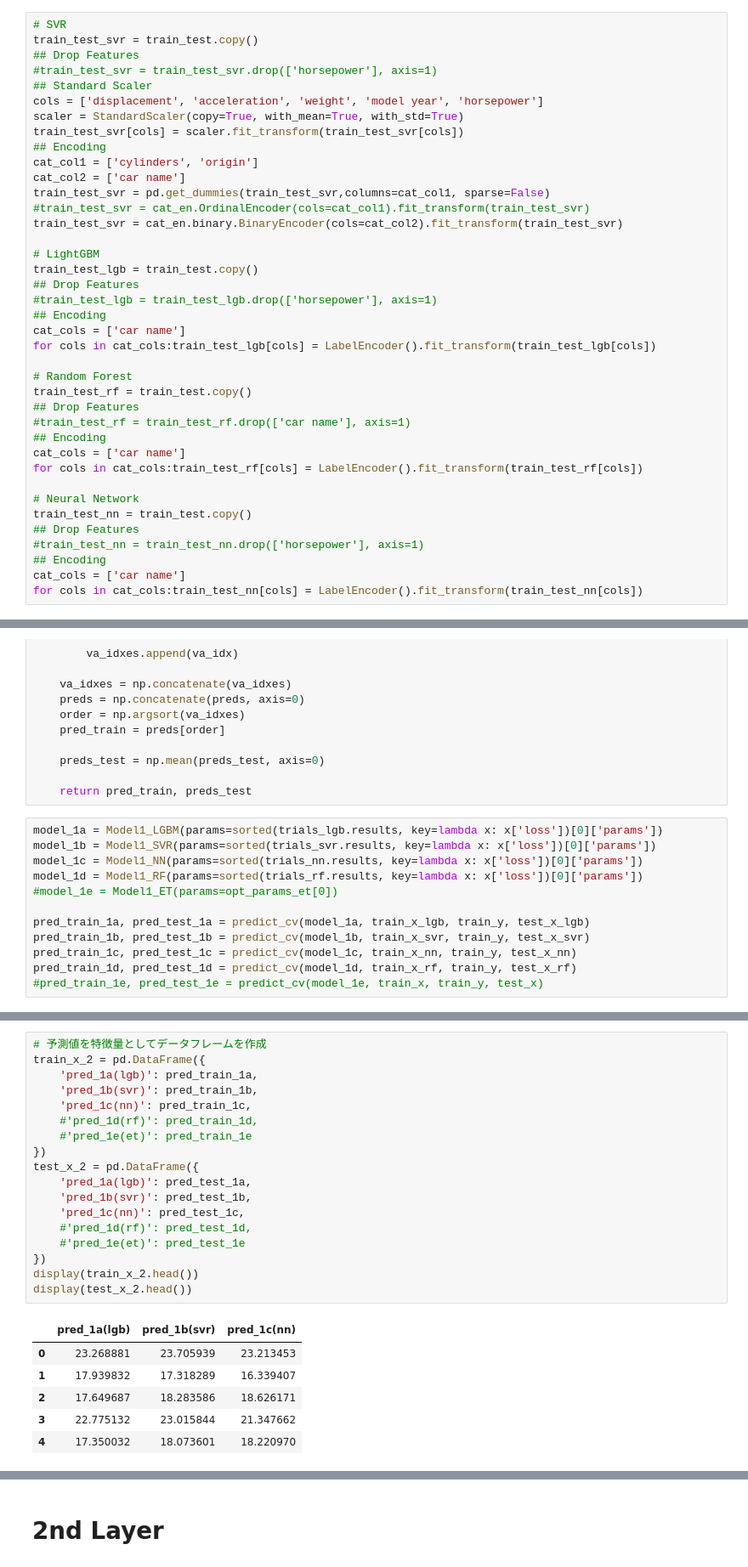
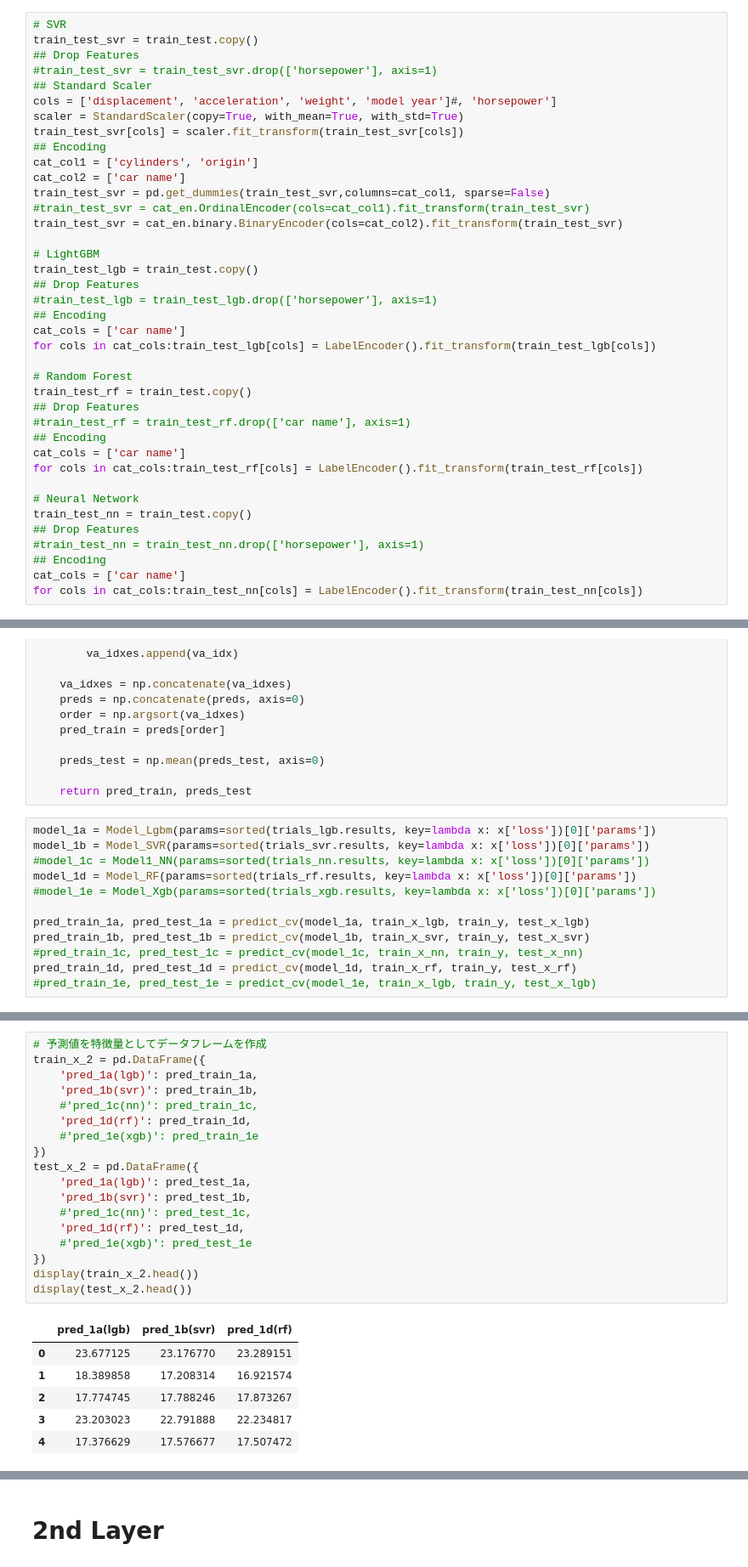
Before and after one commit to YusukeAmg/SIGNATE_4th_BeginnerOnlyCompetition, a Jupyter notebook: notebook/Stacking.ipynb, the cells around one changed output, grey strips where cells are left out. Shown at 85% size. Drawn from its saved outputs; the diff is of its cells as text.

```diff
--- a/notebook/Stacking.ipynb
+++ b/notebook/Stacking.ipynb
@@ -102,7 +99,7 @@ train_test_svr = train_test.copy()
 ## Drop Features
 #train_test_svr = train_test_svr.drop(['horsepower'], axis=1)
 ## Standard Scaler
-cols = ['displacement', 'acceleration', 'weight', 'model year', 'horsepower']
+cols = ['displacement', 'acceleration', 'weight', 'model year']#, 'horsepower']
 scaler = StandardScaler(copy=True, with_mean=True, with_std=True)
 train_test_svr[cols] = scaler.fit_transform(train_test_svr[cols])
 ## Encoding
@@ -620,17 +633,17 @@ def predict_cv(model, train_x, train_y, test_x):
 
     return pred_train, preds_test
 # %%
-model_1a = Model1_LGBM(params=sorted(trials_lgb.results, key=lambda x: x['loss'])[0]['params'])
-model_1b = Model1_SVR(params=sorted(trials_svr.results, key=lambda x: x['loss'])[0]['params'])
-model_1c = Model1_NN(params=sorted(trials_nn.results, key=lambda x: x['loss'])[0]['params'])
-model_1d = Model1_RF(params=sorted(trials_rf.results, key=lambda x: x['loss'])[0]['params'])
-#model_1e = Model1_ET(params=opt_params_et[0])
+model_1a = Model_Lgbm(params=sorted(trials_lgb.results, key=lambda x: x['loss'])[0]['params'])
+model_1b = Model_SVR(params=sorted(trials_svr.results, key=lambda x: x['loss'])[0]['params'])
+#model_1c = Model1_NN(params=sorted(trials_nn.results, key=lambda x: x['loss'])[0]['params'])
+model_1d = Model_RF(params=sorted(trials_rf.results, key=lambda x: x['loss'])[0]['params'])
+#model_1e = Model_Xgb(params=sorted(trials_xgb.results, key=lambda x: x['loss'])[0]['params'])
 
 pred_train_1a, pred_test_1a = predict_cv(model_1a, train_x_lgb, train_y, test_x_lgb)
 pred_train_1b, pred_test_1b = predict_cv(model_1b, train_x_svr, train_y, test_x_svr)
-pred_train_1c, pred_test_1c = predict_cv(model_1c, train_x_nn, train_y, test_x_nn)
+#pred_train_1c, pred_test_1c = predict_cv(model_1c, train_x_nn, train_y, test_x_nn)
 pred_train_1d, pred_test_1d = predict_cv(model_1d, train_x_rf, train_y, test_x_rf)
-#pred_train_1e, pred_test_1e = predict_cv(model_1e, train_x, train_y, test_x)
+#pred_train_1e, pred_test_1e = predict_cv(model_1e, train_x_lgb, train_y, test_x_lgb)
 # %%
 score_1a = RMSE(train_y, pred_train_1a)
 score_1b = RMSE(train_y, pred_train_1b)
@@ -650,25 +662,25 @@ model_1d(rf) score: 2.9171
 # %%
 # 予測値を特徴量としてデータフレームを作成
 train_x_2 = pd.DataFrame({
     'pred_1a(lgb)': pred_train_1a,
     'pred_1b(svr)': pred_train_1b,
-    'pred_1c(nn)': pred_train_1c,
-    #'pred_1d(rf)': pred_train_1d,
-    #'pred_1e(et)': pred_train_1e
+    #'pred_1c(nn)': pred_train_1c,
+    'pred_1d(rf)': pred_train_1d,
+    #'pred_1e(xgb)': pred_train_1e
 })
 test_x_2 = pd.DataFrame({
     'pred_1a(lgb)': pred_test_1a,
     'pred_1b(svr)': pred_test_1b,
-    'pred_1c(nn)': pred_test_1c,
-    #'pred_1d(rf)': pred_test_1d,
-    #'pred_1e(et)': pred_test_1e
+    #'pred_1c(nn)': pred_test_1c,
+    'pred_1d(rf)': pred_test_1d,
+    #'pred_1e(xgb)': pred_test_1e
 })
 display(train_x_2.head())
 display(test_x_2.head())
 # %% [output]
-|  | pred_1a(lgb) | pred_1b(svr) | pred_1c(nn) |
-| 0 | 23.268881 | 23.705939 | 23.213453 |
-| 1 | 17.939832 | 17.318289 | 16.339407 |
-| 2 | 17.649687 | 18.283586 | 18.626171 |
-| 3 | 22.775132 | 23.015844 | 21.347662 |
-| 4 | 17.350032 | 18.073601 | 18.220970 |
+|  | pred_1a(lgb) | pred_1b(svr) | pred_1d(rf) |
+| 0 | 23.677125 | 23.176770 | 23.289151 |
+| 1 | 18.389858 | 17.208314 | 16.921574 |
+| 2 | 17.774745 | 17.788246 | 17.873267 |
+| 3 | 23.203023 | 22.791888 | 22.234817 |
+| 4 | 17.376629 | 17.576677 | 17.507472 |
```
Also changed, not shown: parts of 32 cells of this notebook, 5 other files.
